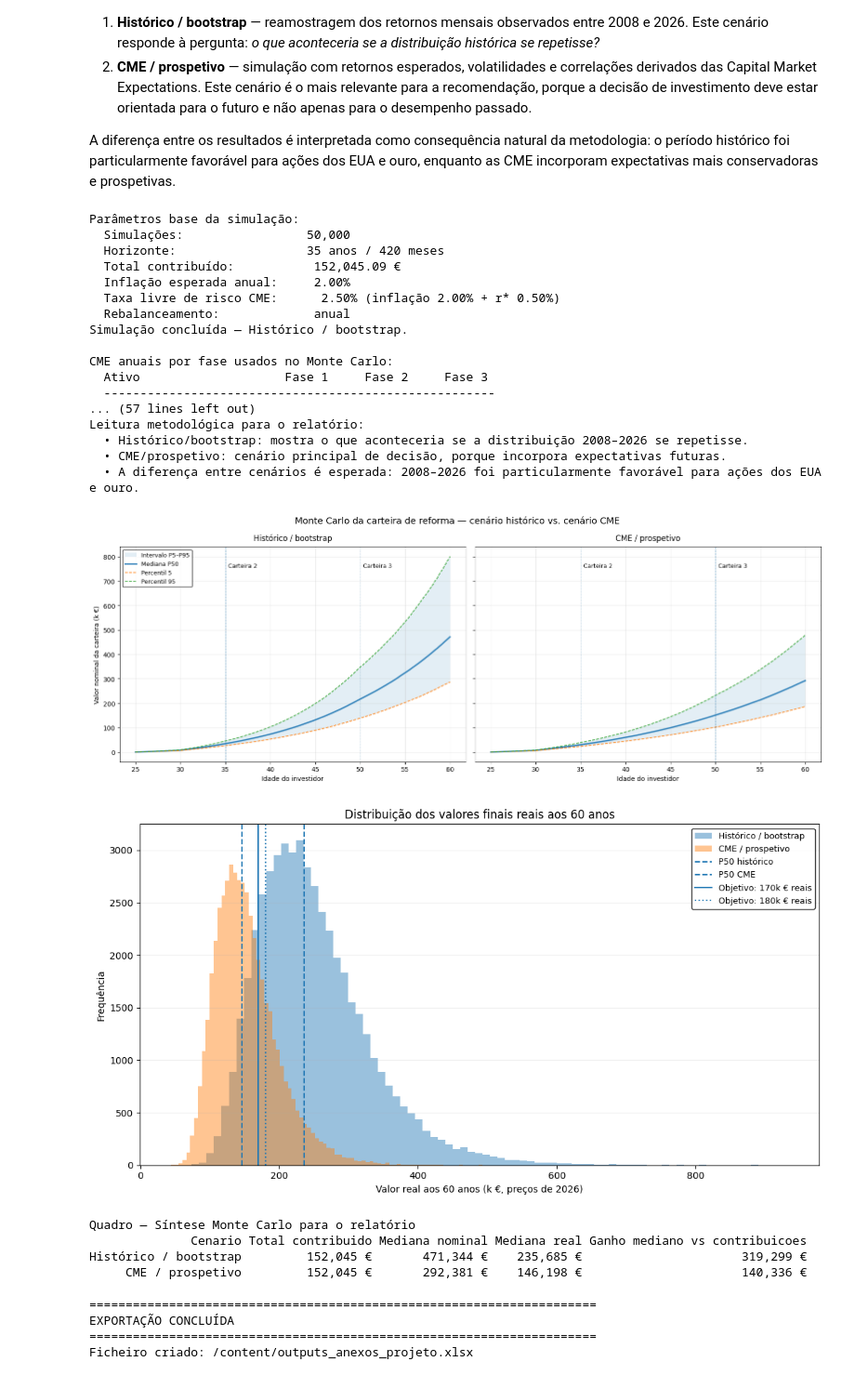
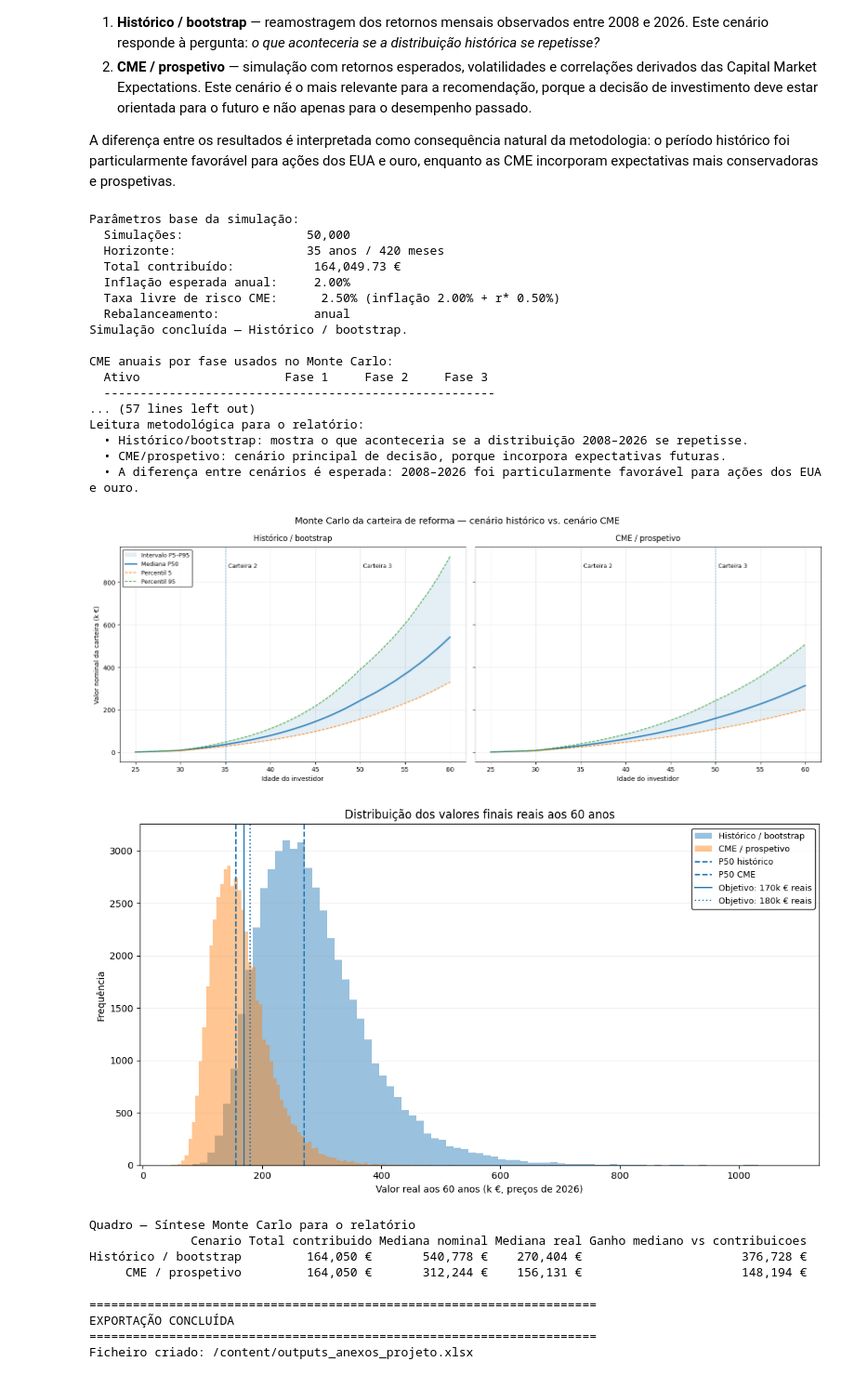
Before and after one commit to saraocosta31/Sara, a Jupyter notebook: PF_PG_EEF__final.ipynb, the cells around one changed output. Shown at 93% size. Drawn from its saved outputs; the diff is of its cells as text; code cells hidden in the pictures.

```diff
--- a/PF_PG_EEF__final.ipynb
+++ b/PF_PG_EEF__final.ipynb
@@ -19,7 +19,7 @@ START_DATE = "2008-01-01"
 END_DATE   = "2026-06-01"
 
 tickers = {
-    "Acoes_EUA":    "^GSPC",
+    "Acoes_EUA":    "SPY",
     "Acoes_Europa": "IMEU.AS",
     "Emergentes":   "EEM",
     "Obrigacoes":   "AGG",
@@ -617,8 +617,8 @@ macro = {
     "inflacao": 0.02,   # objetivo BCE/FED
 
     # Crescimento real PIB — FMI WEO abr 2026
-    "pib_real_EUR": 0.008,   # BCE jun 2026: 0.8% (revisto em baixa, guerra ME)
-    "pib_real_USD": 0.022,   # Fed jun 2026: 2.2%
+    "pib_real_EUR": 0.013,   # ECB SPF 2030
+    "pib_real_USD": 0.02,   # FOMC long-run
     "pib_real_EM":  0.039,   # FMI WEO abr 2026: 3.9%
 
     "yield_ust_10y":  0.0450,  # UST 10Y, junho 2026
@@ -626,7 +626,7 @@ macro = {
     # S&P 500
     "div_yield_SP500":            0.0105,  # S&P 500 dividend yield, junho 2026 (GuruFocus/MacroMicro)
     "buyback_yield_SP500":        0.0130,  # recompras líquidas ~1.3%; buybacks $1T+ / mkt cap ~$50T
-    "crescimento_eps_eua_nominal": 0.042,   # PIB real 2.2% + inflação USD 2.0%
+    "crescimento_eps_eua_nominal": 0.04,   # PIB real 2.0% + inflação USD 2.0%
     "pe_atual_SP500":             22.0,    # forward PE (MacroMicro); trailing PE mais elevado
     "pe_alvo_SP500":              19.0,    # revisto em baixa face a taxas mais altas e inflação persistente
     "horizonte_rerating_anos":    10,
@@ -634,7 +634,7 @@ macro = {
     # MSCI Europe (fonte: iShares IMEU, junho 2026)
     "div_yield_Europa":             0.0255,  # IMEU trailing dividend yield, jun 2026
     "buyback_yield_Europa":         0.005,   # inalterado; recompras europeias estruturalmente baixas
-    "crescimento_eps_europa_nominal": 0.028,  # PIB real ZE 0.8% + inflação EUR 2.0%
+    "crescimento_eps_europa_nominal": 0.033,  # PIB real ZE 1.3% + inflação EUR 2.0%
     "pe_atual_Europa":              18.5,    # P/E IMEU, junho 2026 (~18.3–18.7)
     "pe_alvo_Europa":               16.0,    # revisto em baixa; BCE em ciclo de subida, valuation subiu
 
@@ -1549,7 +1549,7 @@ N_MONTHS                = N_YEARS * 12
 INITIAL_PORTFOLIO_VALUE = 0
 MONTHLY_CONTRIBUTION_P1 = 100     # €/mês dos 25 aos 30 anos
 MONTHLY_CONTRIBUTION_P2 = 300     # €/mês a partir dos 30 anos (base)
-CONTRIBUTION_GROWTH     = 0.02    # crescimento anual das contribuições
+CONTRIBUTION_GROWTH     = 0.025   # crescimento anual das contribuições
 EXPECTED_INFLATION      = 0.02    # deflator para valores reais
 REBALANCE_FREQ_MONTHS   = 12      # rebalanceamento anual
 NU                      = 5       # graus de liberdade t-Student para o cenário CME
@@ -1895,40 +1895,40 @@ quadro_mc_relatorio = indicadores_mc[[
     "Total contribuido",
     "Mediana nominal",
     "Mediana real",
     "Ganho mediano vs contribuicoes"
 ]].copy()
 
 print("\nQuadro — Síntese Monte Carlo para o relatório")
 print(quadro_mc_relatorio.to_string(index=False, formatters={
     "Total contribuido": lambda x: f"{x:,.0f} €",
     "Mediana nominal": lambda x: f"{x:,.0f} €",
     "Mediana real": lambda x: f"{x:,.0f} €",
     "Ganho mediano vs contribuicoes": lambda x: f"{x:,.0f} €",
 }))
 # %% [output]
 Parâmetros base da simulação:
   Simulações:                 50,000
   Horizonte:                  35 anos / 420 meses
-  Total contribuído:           152,045.09 €
+  Total contribuído:           164,049.73 €
   Inflação esperada anual:     2.00%
   Taxa livre de risco CME:      2.50% (inflação 2.00% + r* 0.50%)
   Rebalanceamento:             anual
 Simulação concluída — Histórico / bootstrap.
 
 CME anuais por fase usados no Monte Carlo:
   Ativo                    Fase 1     Fase 2     Fase 3
   ------------------------------------------------------
 ... (57 lines left out)
 Leitura metodológica para o relatório:
   • Histórico/bootstrap: mostra o que aconteceria se a distribuição 2008–2026 se repetisse.
   • CME/prospetivo: cenário principal de decisão, porque incorpora expectativas futuras.
   • A diferença entre cenários é esperada: 2008–2026 foi particularmente favorável para ações dos EUA e ouro.
-[figure, old version]
+[figure, new version]
-[figure, old version]
+[figure, new version]
 Quadro — Síntese Monte Carlo para o relatório
               Cenario Total contribuido Mediana nominal Mediana real Ganho mediano vs contribuicoes
-Histórico / bootstrap         152,045 €       471,344 €    235,685 €                      319,299 €
-     CME / prospetivo         152,045 €       292,381 €    146,198 €                      140,336 €
+Histórico / bootstrap         164,050 €       540,778 €    270,404 €                      376,728 €
+     CME / prospetivo         164,050 €       312,244 €    156,131 €                      148,194 €
 # %%
 # ============================================================
 # EXPORTAÇÃO COMPLETA DOS OUTPUTS PARA EXCEL — ANEXOS DO RELATÓRIO
```
Also changed, not shown: parts of 23 cells of this notebook.
